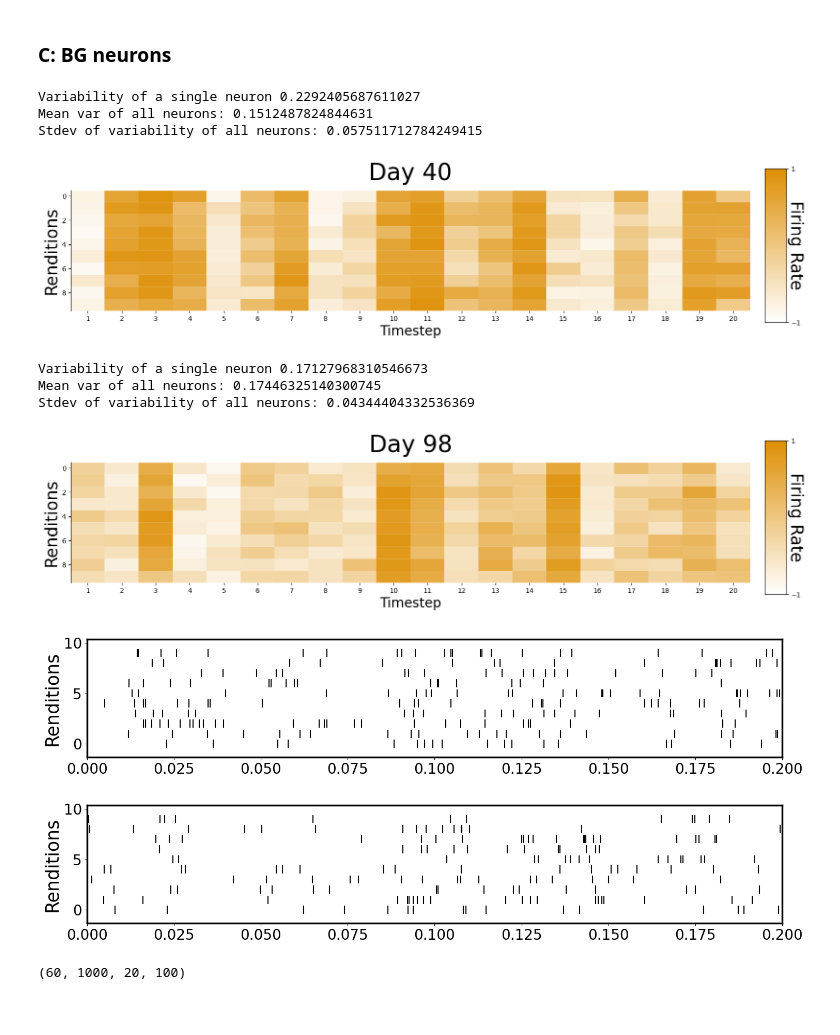
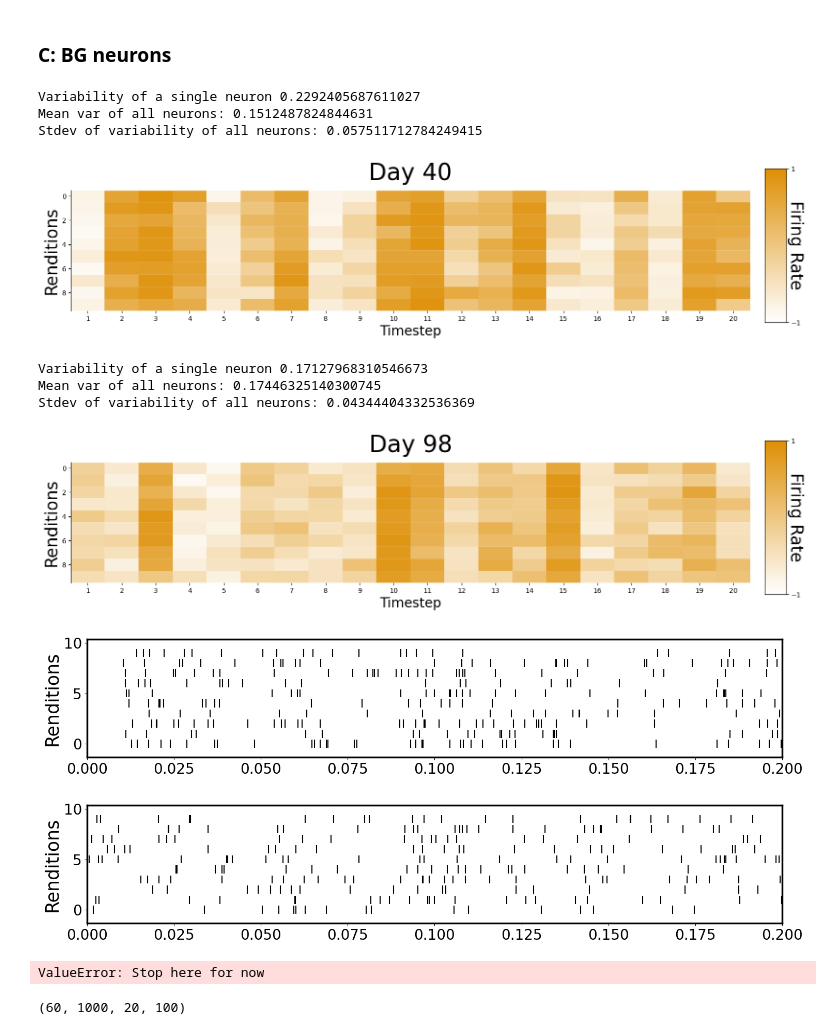
Before and after one commit to AtharvSuryawanshi/Dual_Pathway_RL_songbird, a Jupyter notebook: Figures/Figure_6.ipynb, the cells around one changed output. Saved outputs shown, nothing was run; the diff lists cells and outputs as text; code cells hidden in the pictures.

```diff
--- a/Figures/Figure_6.ipynb
+++ b/Figures/Figure_6.ipynb
@@ -112,7 +112,7 @@ def poisson_eventplot_from_rates(
     rate_array,
     bin_size_ms,
     rate_max=400,
-    rate_min = 0.6,
+    rate_min = 0,
     refractory_ms=0.0,
     seed=None,
 ):
@@ -476,7 +476,7 @@ def plot_RL_motifs_days_rate(obj, day):
     plt.show()
 
 
-def plot_RL_motifs_on_day_spike(obj, day, rate_max=400, rate_min=0.6, seed=None):
+def plot_RL_motifs_on_day_spike(obj, day, rate_max=400/0.6, rate_min=0, seed=None):
     """ Plots the BG model output over time (spike raster). """
     figure, ax1 = plt.subplots(1, figsize=(15,3))
 
@@ -521,37 +521,41 @@ def plot_RL_motifs_on_day_spike(obj, day, rate_max=400, rate_min=0.6, seed=None)
         spine.set_color('black')
 
     # # === Add timescale bar below axis (xlabel region) ===
     # scalebar_len = 10  # ms
     # bar_x0 = 0.9       # left position in figure coords (center-ish)
     # bar_width = 0.05    # width in figure coords
     # bar_y = -0.08       # vertical position below axis
 
     # figure.text(bar_x0, bar_y, '|' + '―'*2 + '|', fontsize=18,
     #             ha='left', va='center')
     # figure.text(bar_x0 + bar_width/2, bar_y - 0.05,
     #             f'{scalebar_len} ms', ha='center', va='top', fontsize=18)
 
     plt.tight_layout()
     plt.show()
 
 
 
 plot_RL_motifs_days_rate(obj,0)
 plot_RL_motifs_days_rate(obj, 58)
 
-plot_RL_motifs_on_day_spike(obj,0, rate_max=200, rate_min=0.8)
-plot_RL_motifs_on_day_spike(obj,58, rate_max=200, rate_min=0.8)
+plot_RL_motifs_on_day_spike(obj,0, rate_max=200/0.8, rate_min=0)
+plot_RL_motifs_on_day_spike(obj,58, rate_max=200/0.8, rate_min=0)
 # %% [output]
 Variability of a single neuron 0.2292405687611027
 Mean var of all neurons: 0.1512487824844631
 Stdev of variability of all neurons: 0.057511712784249415
 [figure]
 Variability of a single neuron 0.17127968310546673
 Mean var of all neurons: 0.17446325140300745
 Stdev of variability of all neurons: 0.04344404332536369
 [figure]
-[figure, old version]
+[figure, new version]
-[figure, old version]
+[figure, new version]
+# %%
+raise ValueError("Stop here for now")
+# %% [output]
+ValueError: Stop here for now
 # %%
 obj.ra_all.shape
 # %% [output]
```
Also changed, not shown: parts of 2 cells of this notebook.
